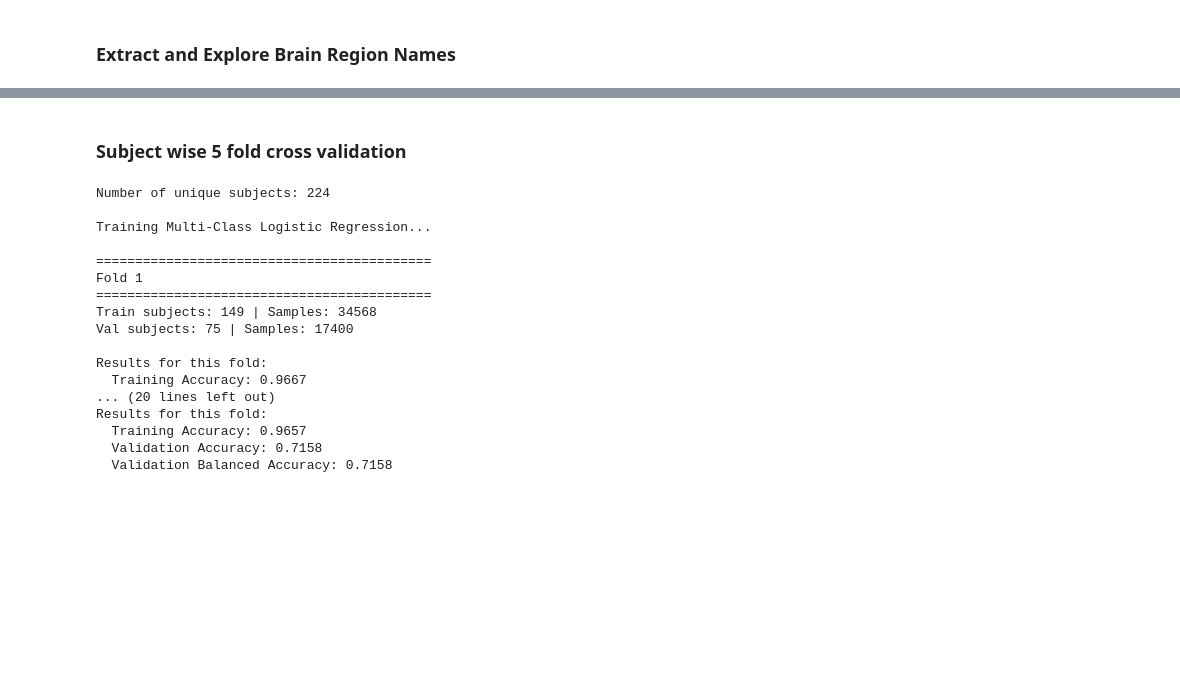
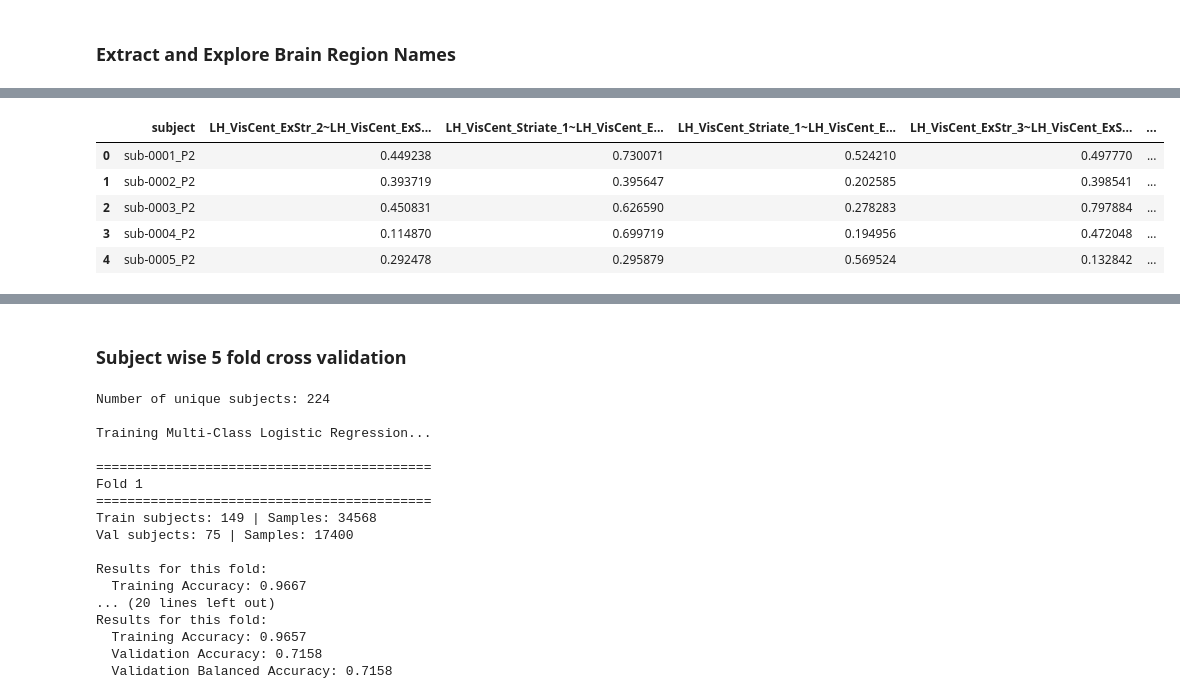
Before and after one commit to Joon-hub/Connectome_project, a Jupyter notebook: Notebooks/piop2.ipynb, the cells around one changed output, grey strips where cells are left out. Cells and saved outputs as stored; diff of their text form; code cells hidden in the pictures; blank space fills up the shorter version.

```diff
--- a/Notebooks/piop2.ipynb
+++ b/Notebooks/piop2.ipynb
@@ -102,80 +42,5 @@ First 10 regions:
 # %%
-# function to rebuild the connectivity matrix from the column data
-def reconstruct_connectivity_matrix_from_columns(row_data, connection_columns, region_to_idx, n_regions):
-    """
-    This function takes one subject's connection data (row_data)
-    and rebuilds it into a full n_regions x n_regions matrix.
-    """
 
-    # start with a square matrix filled with zeros
-    matrix = np.zeros((n_regions, n_regions))
-
-    # loop over each connection column and its value
-    for col_name, value in zip(connection_columns, row_data):
-        regions = col_name.split('~')  # split the name into two regions
-
-        # make sure column name has exactly two regions
-        if len(regions) == 2:
-            idx1 = region_to_idx[regions[0]]  # index of first region
-            idx2 = region_to_idx[regions[1]]  # index of second region
-
-            # fill both [i,j] and [j,i] positions (since the matrix is symmetric)
-            matrix[idx1, idx2] = value
-            matrix[idx2, idx1] = value
-
-    # set the diagonal (self-connection) to 1
-    np.fill_diagonal(matrix, 1.0)
-
-    return matrix
-
-
-# create empty lists to store dataset values
-X_list = []
-y_list = []
-subject_list = []
-
-print("Creating dataset for", n_regions, "regions across", df.shape[0], "subjects...")
-
-# go through each subject (each row in the dataframe)
-for subject_idx in range(df.shape[0]):
-    # get subject ID and all connection values
-    subject_id = df.iloc[subject_idx, 0]
-    connection_values = df.iloc[subject_idx, 1:].values
-
-    # reconstruct connectivity matrix for this subject
-    conn_matrix = reconstruct_connectivity_matrix_from_columns(
-        connection_values, connection_columns, region_to_idx, n_regions
-    )
-
-    # now extract connection pattern for each region
-    for region_idx in range(n_regions):
-        # copy the row (connection values for this region)
-        pattern = conn_matrix[region_idx, :].copy()
-
-        # remove the diagonal value (self-connection)
-        pattern = np.delete(pattern, region_idx)
-
-        # store features, label, and subject ID
-        X_list.append(pattern)
-        y_list.append(region_idx)
-        subject_list.append(subject_id)
-
-# convert lists to numpy arrays
-X = np.array(X_list)
-y = np.array(y_list)
-subjects = np.array(subject_list)
-
-# print summary information
-print("\nDataset created successfully!")
-print("X shape:", X.shape, "(samples x features)")
-print("y shape:", y.shape)
-print("Number of unique regions:", len(np.unique(y)))
-print("Samples per region (approx):", X.shape[0] // len(np.unique(y)))
-print("Each sample has", X.shape[1], "features (connections to other regions)")
-
-# check data quality
-print("\nChecking data quality...")
-print("NaN values in X:", np.isnan(X).sum())
-print("Infinite values in X:", np.isinf(X).sum())
-print("Value range in X: [", round(X.min(), 4), ",", round(X.max(), 4), "]")
+# Output first few rows of the dataframe
+df.iloc[:5, :10]
 # %% [output]
@@ -194,0 +47,6 @@ Value range in X: [ -0.885 , 0.9674 ]
+|  | subject | LH_VisCent_ExStr_2~LH_VisCent_ExS... | LH_VisCent_Striate_1~LH_VisCent_E... | LH_VisCent_Striate_1~LH_VisCent_E... | LH_VisCent_ExStr_3~LH_VisCent_ExS... | ... |
+| 0 | sub-0001_P2 | 0.449238 | 0.730071 | 0.524210 | 0.497770 | ... |
+| 1 | sub-0002_P2 | 0.393719 | 0.395647 | 0.202585 | 0.398541 | ... |
+| 2 | sub-0003_P2 | 0.450831 | 0.626590 | 0.278283 | 0.797884 | ... |
+| 3 | sub-0004_P2 | 0.114870 | 0.699719 | 0.194956 | 0.472048 | ... |
+| 4 | sub-0005_P2 | 0.292478 | 0.295879 | 0.569524 | 0.132842 | ... |
```
Also changed, not shown: parts of 11 cells of this notebook, 3 other files.
